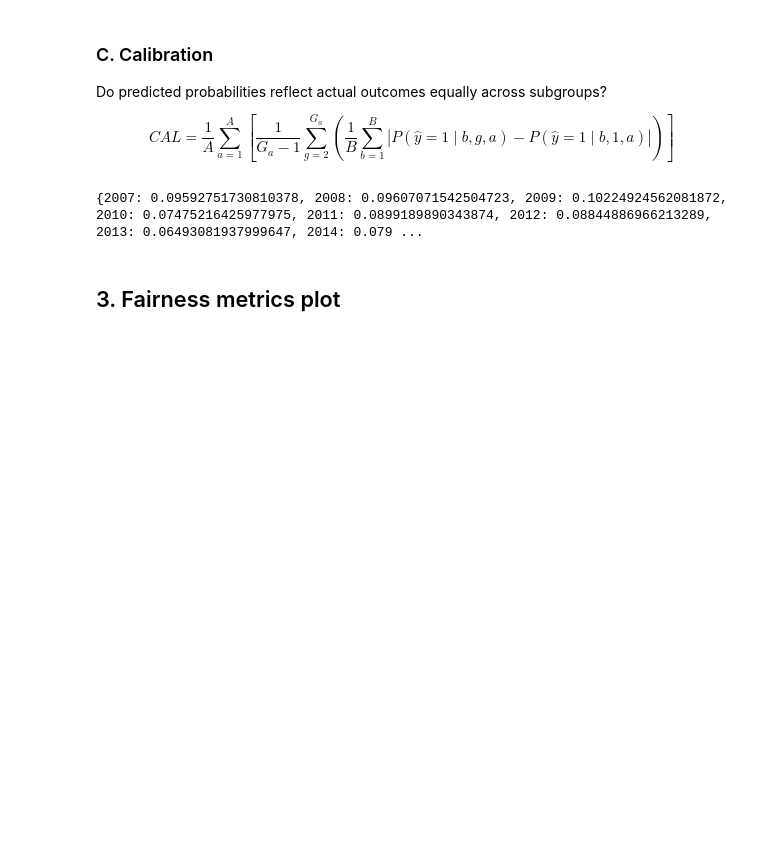
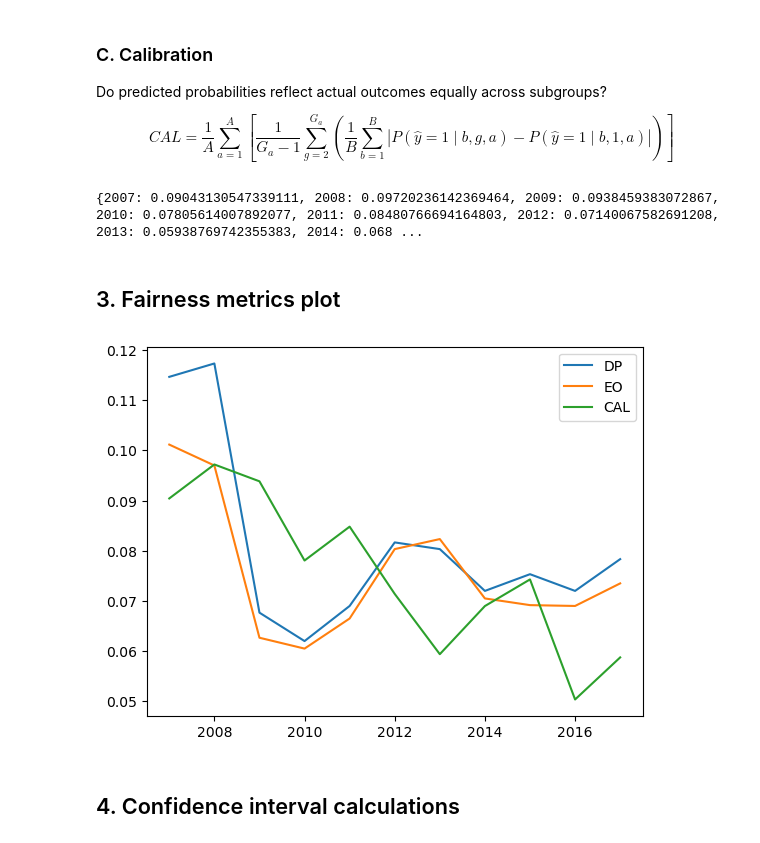
Before and after one commit to jdhilee/fairness_smoke_alarm, a Jupyter notebook: src/fairness_metrics.ipynb, the cells around one changed output. Saved outputs shown, nothing was run; the diff lists cells and outputs as text; code cells hidden in the pictures; blank space fills up the shorter version.

```diff
--- a/src/fairness_metrics.ipynb
+++ b/src/fairness_metrics.ipynb
@@ -174,7 +176,7 @@ Do predicted probabilities reflect actual outcomes equally across subgroups?
 
 $$CAL = \frac{1}{A}\sum_{a=1}^A \left[\frac{1}{G_a - 1}\sum_{g=2}^{G_a} \left(\frac{1}{B}\sum_{b=1}^B \left| P(\hat{y}=1 \mid b,g,a) - P(\hat{y}=1 \mid b,1,a) \right| \right) \right]$$
 # %%
-def calibration_calc(df, attribute, B=10):
+def calibration_calc(df, attribute, B=5):
     ref = dict_references[attribute]
 
     # Create bins from predicted probabilities
@@ -201,7 +203,7 @@ def calibration_calc(df, attribute, B=10):
 
     return sum(cal_values) / (len(subgroups) - 1)
 # %%
-def calibration_total(df, B=10):
+def calibration_total(df, B=5):
     race = calibration_calc(df, "race", B)
     sex = calibration_calc(df, "sex", B)
     ethnicity = calibration_calc(df, "ethnicity", B)
@@ -214,6 +216,19 @@ for year in range(2007, 2018):
 
 print(cal_by_year)
 # %% [output]
-{2007: 0.09592751730810378, 2008: 0.09607071542504723, 2009: 0.10224924562081872, 2010: 0.07475216425977975, 2011: 0.0899189890343874, 2012: 0.08844886966213289, 2013: 0.06493081937999647, 2014: 0.079 ...
+{2007: 0.09043130547339111, 2008: 0.09720236142369464, 2009: 0.0938459383072867, 2010: 0.07805614007892077, 2011: 0.08480766694164803, 2012: 0.07140067582691208, 2013: 0.05938769742355383, 2014: 0.068 ...
 # %% [markdown]
 ## 3. Fairness metrics plot
+# %%
+years = sorted(dp_by_year.keys())
+
+plt.plot(years, [dp_by_year[y] for y in years], label="DP")
+plt.plot(years, [eo_by_year[y] for y in years], label="EO")
+plt.plot(years, [cal_by_year[y] for y in years], label="CAL")
+
+plt.legend()
+plt.show()
+# %% [output]
+[figure, added]
+# %% [markdown]
+## 4. Confidence interval calculations
```
Also changed, not shown: parts of 7 cells of this notebook.
